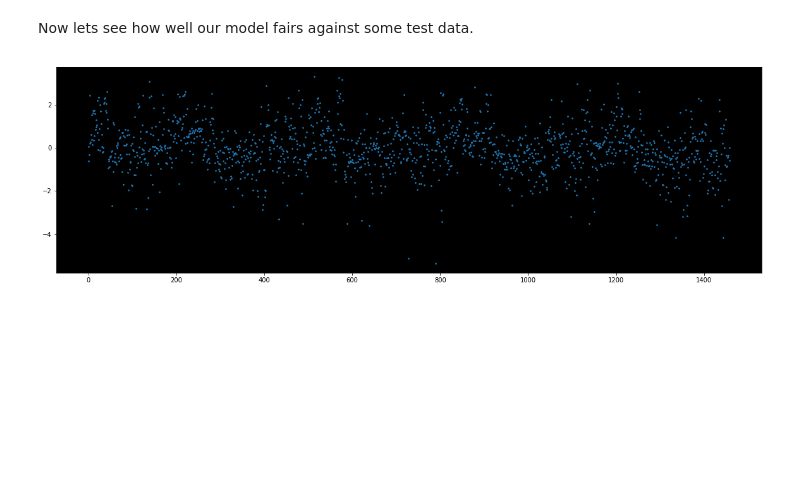
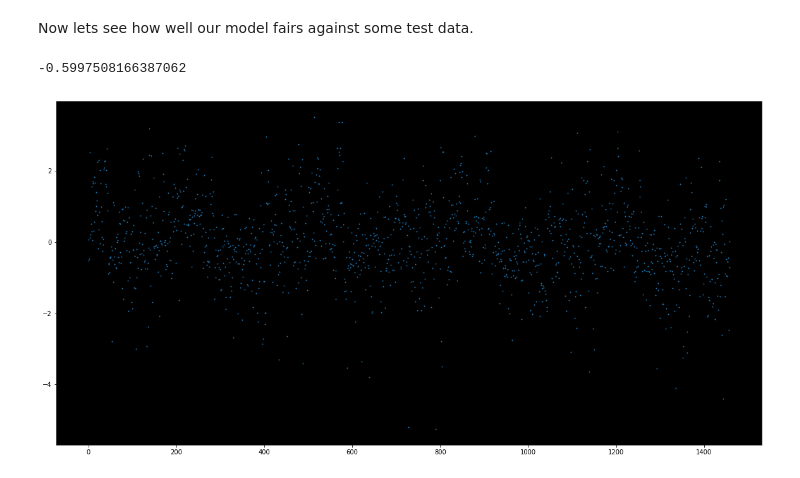
Before and after one commit to MangoFiasco/CISAssignment1, a Jupyter notebook: Assignment 1.ipynb, the cells around one changed output. Saved outputs shown, nothing was run; the diff lists cells and outputs as text; code cells hidden in the pictures; blank space fills up the shorter version.

```diff
--- a/Assignment 1.ipynb
+++ b/Assignment 1.ipynb
@@ -212,7 +212,7 @@ names = [
 "YearR"
 ]
 
-alpha =gradientDecent(features,price,np.zeros(1+len(names)),names,1,30)
+alpha =gradientDecent(features,price,np.zeros(1+len(names)),names,10,30)
 i =0
 for a in alpha:
     if i == 0:
@@ -269,34 +269,36 @@ allT = pd.DataFrame({
     "OverallQ": overallQT,
     "OverallC": overallCT,
     "YearR": yearRT,
     "SalePrice" : result["SalePrice"]
 })
 
 allT = (allT - allT.mean())/ allT.std()
 
 testFeatures = pd.DataFrame({
     "LotArea":allT["LotArea"],
     "YearB": allT["YearB"],
     "OverallQ": allT["OverallQ"],
     "OverallC": allT["OverallC"],
     "YearR": allT["YearR"],
 })
 result =  allT["SalePrice"]
 
 def calcFeature(w,x):
     return w[0] + sum(w[1:]*x)
+print(result.values[0])
 
 testFeatures = testFeatures.values
 i = 0
 guessCheck = np.zeros(result.size)
 for tf in testFeatures:
-    res = calcFeature(a,tf)
+    res = calcFeature(alpha,tf)
     guessCheck[i] = res
     i = i + 1
 guessCheck = guessCheck - result
 
-plt.figure(figsize=(20,6))
-plt.scatter(range(0,guessCheck.size),guessCheck,3)
+plt.figure(figsize=(20,10))
+plt.scatter(range(0,guessCheck.size),guessCheck,1)
 plt.show()
 # %% [output]
+-0.5997508166387062
-[figure, old version]
+[figure, new version]
```
Also changed, not shown: parts of 1 cell of this notebook.
